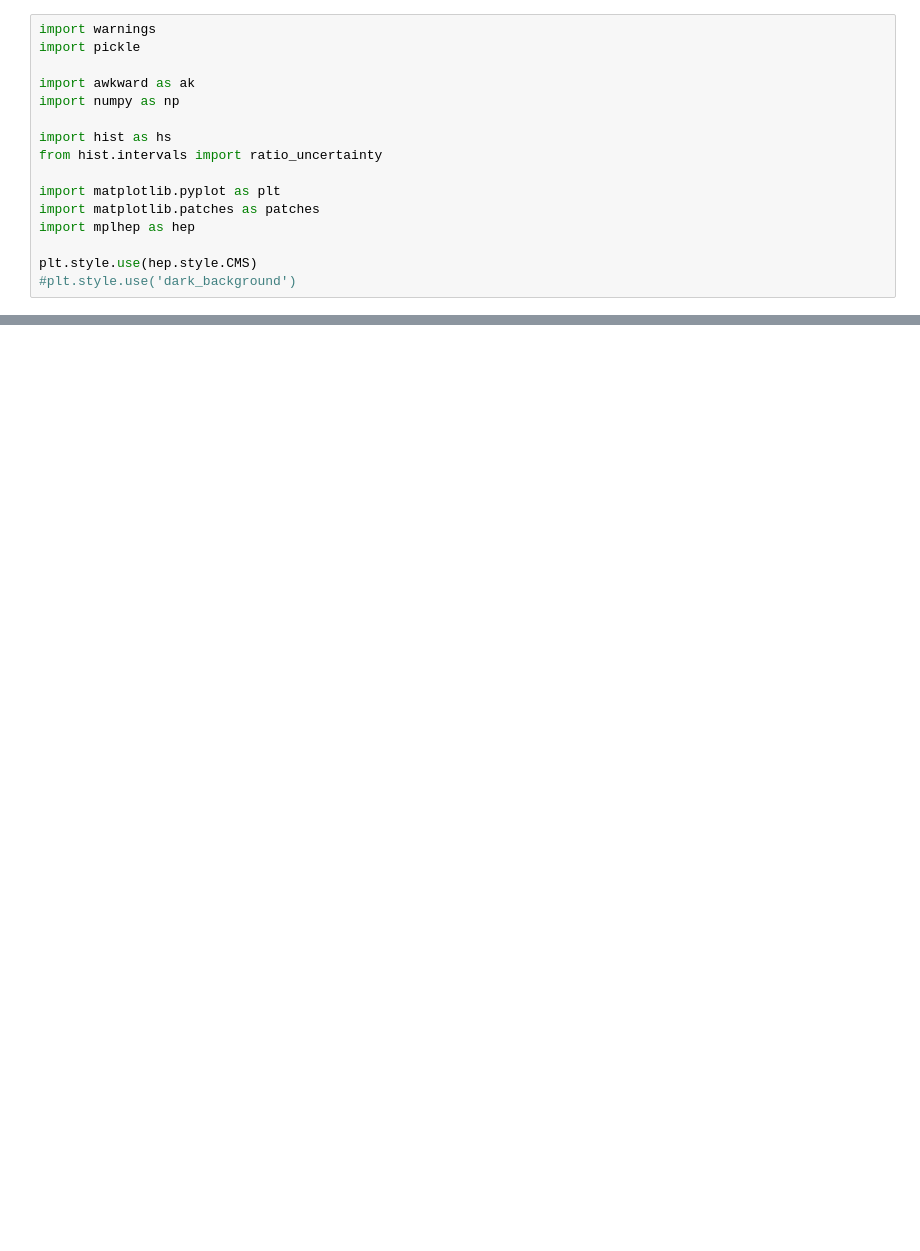
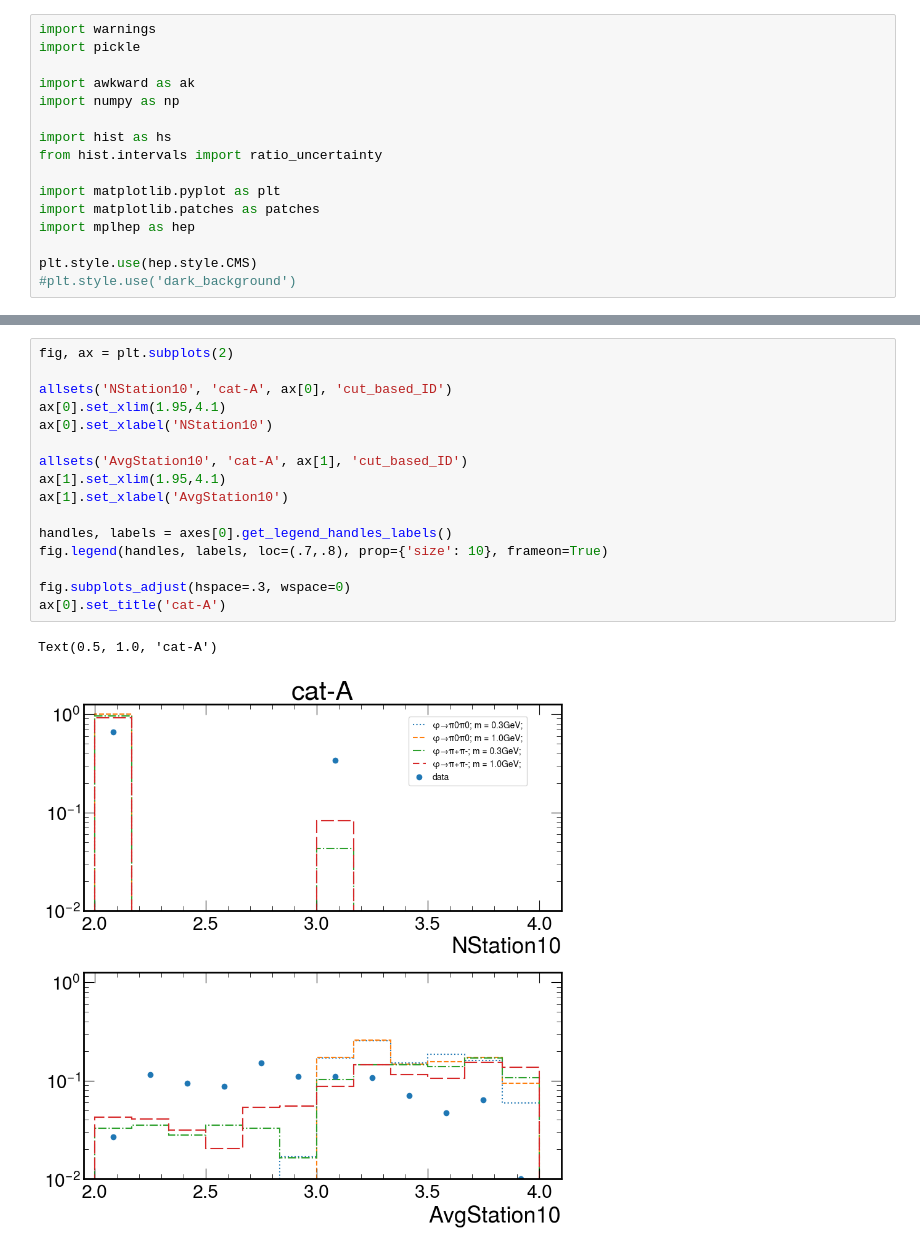
Before and after one commit to arhayrap/BToPhiK_py, a Jupyter notebook: cls_ID_plotter.ipynb, the cells around one changed output, grey strips where cells are left out. Drawn from its saved outputs; the diff is of its cells as text; blank space fills up the shorter version.

```diff
--- a/cls_ID_plotter.ipynb
+++ b/cls_ID_plotter.ipynb
@@ -78 +137,20 @@ allsets('AvgStation10')
+# %%
+fig, ax = plt.subplots(2)
+
+allsets('NStation10', 'cat-A', ax[0], 'cut_based_ID')
+ax[0].set_xlim(1.95,4.1)
+ax[0].set_xlabel('NStation10')
+
+allsets('AvgStation10', 'cat-A', ax[1], 'cut_based_ID')
+ax[1].set_xlim(1.95,4.1)
+ax[1].set_xlabel('AvgStation10')
+
+handles, labels = axes[0].get_legend_handles_labels()
+fig.legend(handles, labels, loc=(.7,.8), prop={'size': 10}, frameon=True)
+
+fig.subplots_adjust(hspace=.3, wspace=0)
+ax[0].set_title('cat-A')
+# %% [output]
+Text(0.5, 1.0, 'cat-A')
+[figure, added]
 # %%
```
Also changed, not shown: parts of 7 cells of this notebook, 4 other files.
